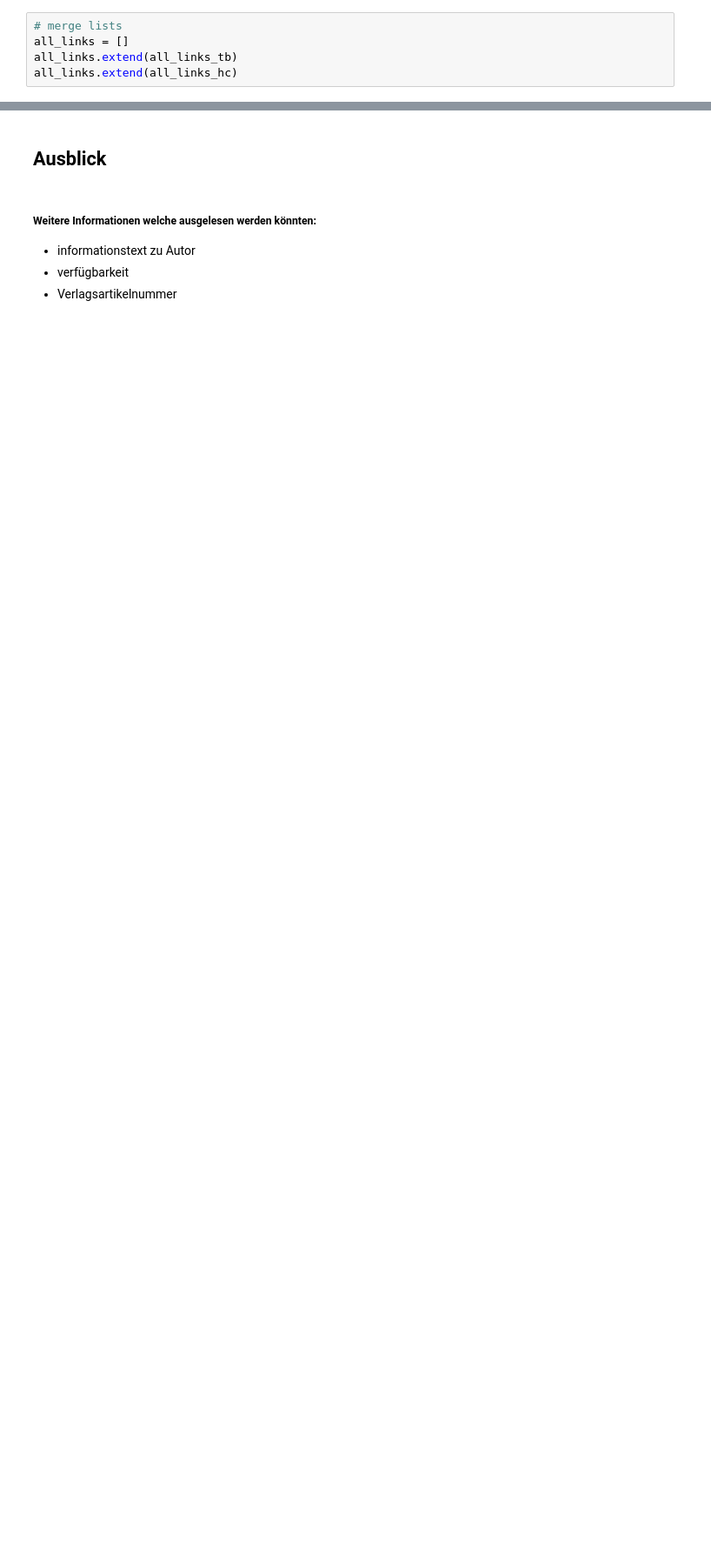
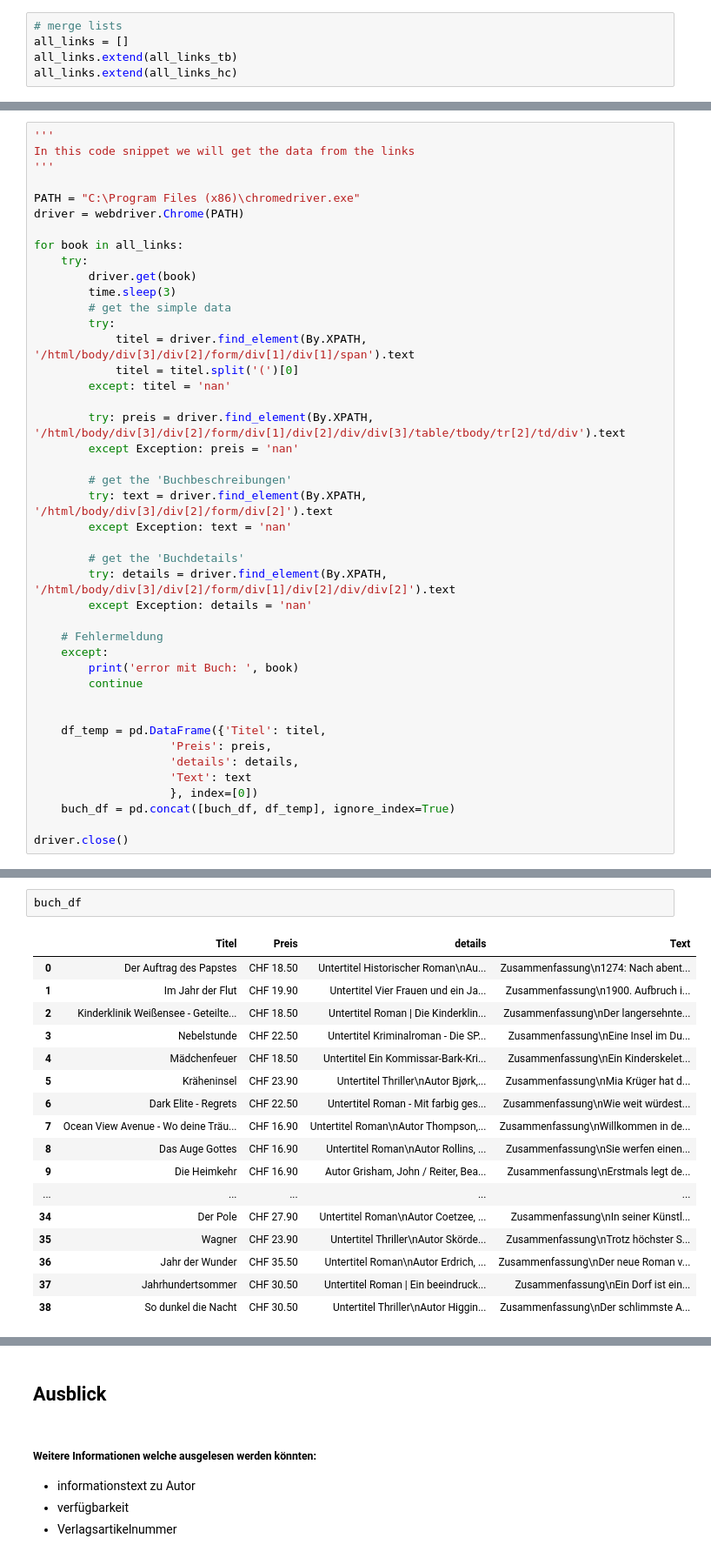
Before and after one commit to yalais/Bibliothek-cornillie, a Jupyter notebook: scraper/scraper_blatter.ipynb, the cells around one changed output, grey strips where cells are left out. Shown at 87% size. Drawn from its saved outputs; the diff is of its cells as text; blank space fills up the shorter version.

```diff
--- a/scraper/scraper_blatter.ipynb
+++ b/scraper/scraper_blatter.ipynb
@@ -351,0 +119,43 @@ buch_df_hc.head()
+# %%
+'''
+In this code snippet we will get the data from the links
+'''
+
+PATH = "C:\Program Files (x86)\chromedriver.exe"
+driver = webdriver.Chrome(PATH)
+
+for book in all_links:
+    try:
+        driver.get(book)
+        time.sleep(3)
+        # get the simple data
+        try:
+            titel = driver.find_element(By.XPATH, '/html/body/div[3]/div[2]/form/div[1]/div[1]/span').text
+            titel = titel.split('(')[0]
+        except: titel = 'nan'
+
+        try: preis = driver.find_element(By.XPATH, '/html/body/div[3]/div[2]/form/div[1]/div[2]/div/div[3]/table/tbody/tr[2]/td/div').text
+        except Exception: preis = 'nan'
+
+        # get the 'Buchbeschreibungen'
+        try: text = driver.find_element(By.XPATH, '/html/body/div[3]/div[2]/form/div[2]').text
+        except Exception: text = 'nan'
+
+        # get the 'Buchdetails'
+        try: details = driver.find_element(By.XPATH, '/html/body/div[3]/div[2]/form/div[1]/div[2]/div/div[2]').text
+        except Exception: details = 'nan'
+
+    # Fehlermeldung
+    except:
+        print('error mit Buch: ', book)
+        continue
+
+
+    df_temp = pd.DataFrame({'Titel': titel,
+                    'Preis': preis,
+                    'details': details,
+                    'Text': text
+                    }, index=[0])
+    buch_df = pd.concat([buch_df, df_temp], ignore_index=True)
+
+driver.close()
@@ -351,0 +164,20 @@ buch_df_hc.head()
+# %%
+buch_df
+# %% [output]
+|  | Titel | Preis | details | Text |
+| 0 | Der Auftrag des Papstes | CHF 18.50 | Untertitel Historischer Roman\nAu... | Zusammenfassung\n1274: Nach abent... |
+| 1 | Im Jahr der Flut | CHF 19.90 | Untertitel Vier Frauen und ein Ja... | Zusammenfassung\n1900. Aufbruch i... |
+| 2 | Kinderklinik Weißensee - Geteilte... | CHF 18.50 | Untertitel Roman | Die Kinderklin... | Zusammenfassung\nDer langersehnte... |
+| 3 | Nebelstunde | CHF 22.50 | Untertitel Kriminalroman - Die SP... | Zusammenfassung\nEine Insel im Du... |
+| 4 | Mädchenfeuer | CHF 18.50 | Untertitel Ein Kommissar-Bark-Kri... | Zusammenfassung\nEin Kinderskelet... |
+| 5 | Kräheninsel | CHF 23.90 | Untertitel Thriller\nAutor Bjørk,... | Zusammenfassung\nMia Krüger hat d... |
+| 6 | Dark Elite - Regrets | CHF 22.50 | Untertitel Roman - Mit farbig ges... | Zusammenfassung\nWie weit würdest... |
+| 7 | Ocean View Avenue - Wo deine Träu... | CHF 16.90 | Untertitel Roman\nAutor Thompson,... | Zusammenfassung\nWillkommen in de... |
+| 8 | Das Auge Gottes | CHF 16.90 | Untertitel Roman\nAutor Rollins, ... | Zusammenfassung\nSie werfen einen... |
+| 9 | Die Heimkehr | CHF 16.90 | Autor Grisham, John / Reiter, Bea... | Zusammenfassung\nErstmals legt de... |
+| ... | ... | ... | ... | ... |
+| 34 | Der Pole | CHF 27.90 | Untertitel Roman\nAutor Coetzee, ... | Zusammenfassung\nIn seiner Künstl... |
+| 35 | Wagner | CHF 23.90 | Untertitel Thriller\nAutor Skörde... | Zusammenfassung\nTrotz höchster S... |
+| 36 | Jahr der Wunder | CHF 35.50 | Untertitel Roman\nAutor Erdrich, ... | Zusammenfassung\nDer neue Roman v... |
+| 37 | Jahrhundertsommer | CHF 30.50 | Untertitel Roman | Ein beeindruck... | Zusammenfassung\nEin Dorf ist ein... |
+| 38 | So dunkel die Nacht | CHF 30.50 | Untertitel Thriller\nAutor Higgin... | Zusammenfassung\nDer schlimmste A... |
```
Also changed, not shown: parts of 18 cells of this notebook, 1 other file.
